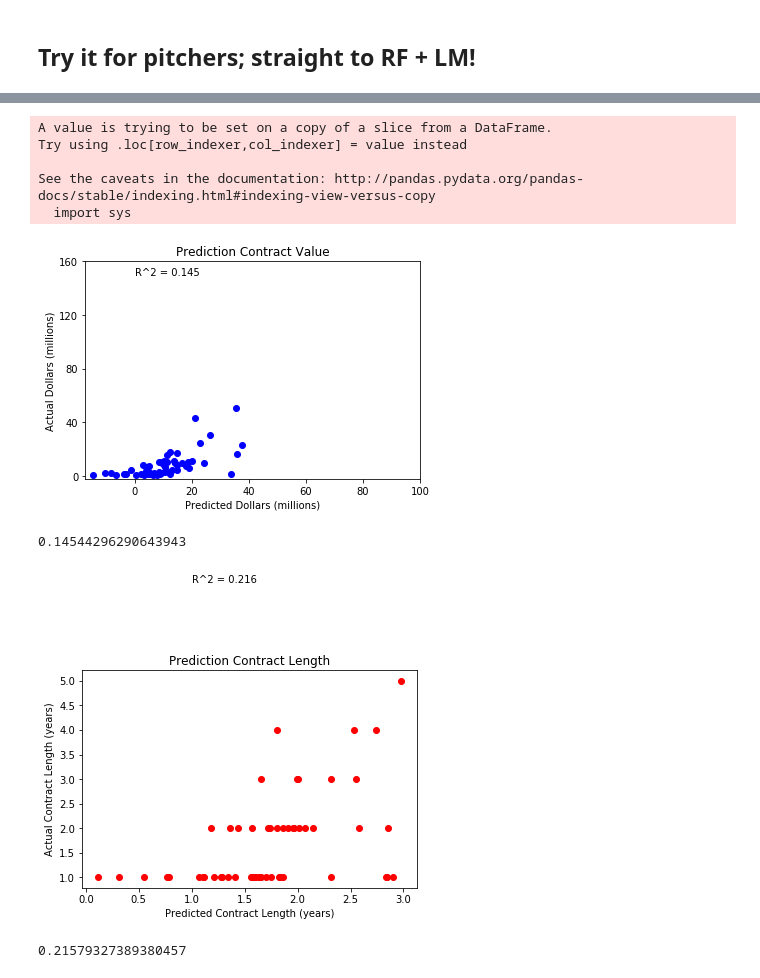
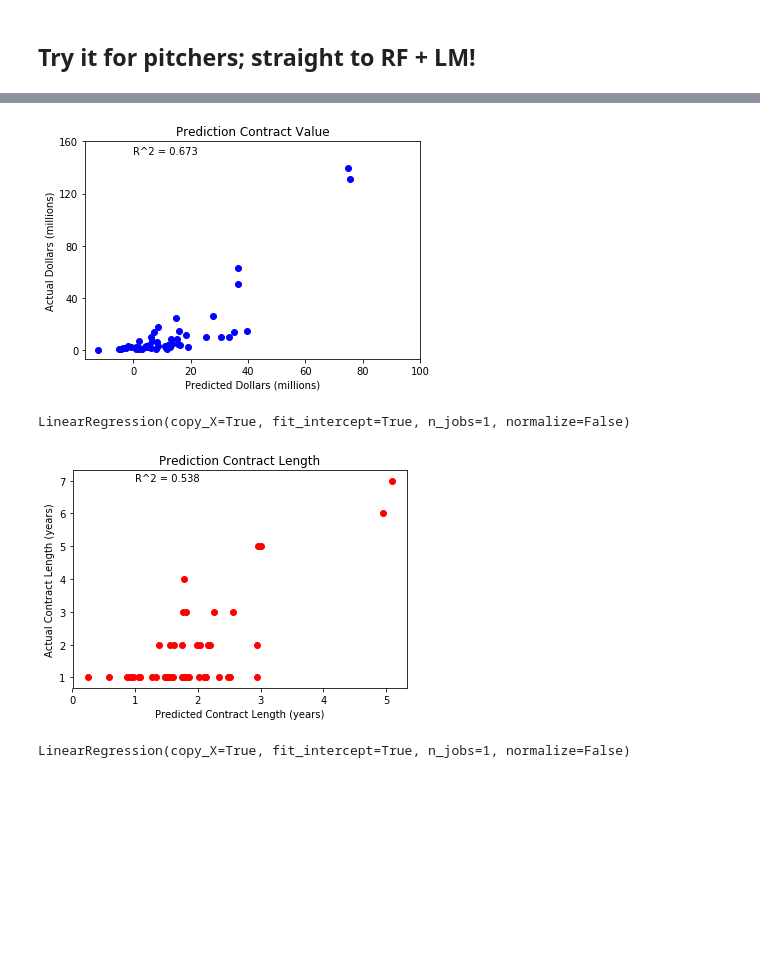
Before and after one commit to marichards/MLB_FA_Predictor, a Jupyter notebook: Regression.ipynb, the cells around one changed output, grey strips where cells are left out. Saved outputs shown, nothing was run; the diff lists cells and outputs as text; code cells hidden in the pictures; blank space fills up the shorter version.

Commit message:
More regression done

```diff
--- a/Regression.ipynb
+++ b/Regression.ipynb
@@ -23,3 +35,27 @@ with open('pitching_data.pickle', 'rb') as file:
 
 with open('position_data.pickle', 'rb') as file:
     position_data = pickle.load(file)
+# %%
+# Bring in models
+lm = LinearRegression()
+logr = LogisticRegression()
+rf = RandomForestRegressor()
+rfc = RandomForestRegressor()
+gbr = GradientBoostingRegressor()
+gbc = GradientBoostingClassifier()
+xgr = xgb.XGBRegressor()
+xgc = xgb.XGBClassifier()
+# %%
+# Create position one-hot configuration
+position_data = pd.get_dummies(position_data, columns = ['Position'], prefix= ['Pos'])
+pitcher_data = pd.get_dummies(pitcher_data, columns = ['Position'], prefix= ['Pos'])
+
+# Create Contract logical variable
+position_data['Contract'] = position_data.Dollars.isnull()
+pitcher_data['Contract'] = pitcher_data.Dollars.isnull()
+
+# Remove 2017 data
+position_data = position_data[position_data.Year < 2017]
+pitcher_data = pitcher_data[pitcher_data.Year < 2017]
+
+position_data.info()
@@ -70,4 +124,4 @@ def predictLength(model, X, y):
     #plt.savefig('./contract_length_regression.png')
     plt.show()
 
-    return model.score(X_test, y_test)
+    return model
@@ -222,31 +233,25 @@ memory usage: 162.2+ KB
 # %%
 # Designate interesting columns
-features = ['Age', 'WAR_3', 'ERA', 'WHIP', 'K_9', 'HR_9', 'IPouts',
-            'W', 'SV', 'Med_WAR', 'Min_WAR']
+features_pitch = ['Age', 'WAR_3', 'ERA', 'WHIP', 'K_9', 'HR_9', 'IPouts',
+                  'W', 'SV', 'Med_WAR', 'Min_WAR', 'Pos_SP', 'Pos_RP']
 
 # For now, simulate dropping these
 pitcher_trimmed = pitcher_data.dropna()
-pitcher_trimmed['Position'] = pitcher_trimmed['Position'].astype('category')
 
-X = pitcher_trimmed[features].values
-y_dollars = pitcher_trimmed['Dollars_2006'].values
-y_length = pitcher_trimmed['Length'].values
+X_pitch = pitcher_trimmed[features_pitch].values
+y_dollars_pitch = pitcher_trimmed['Dollars_2006'].values
+y_dollars_raw_pitch = pitcher_trimmed['Dollars'].values
+y_length_pitch = pitcher_trimmed['Length'].values
-# %% [output]
-A value is trying to be set on a copy of a slice from a DataFrame.
-Try using .loc[row_indexer,col_indexer] = value instead
-
-See the caveats in the documentation: http://pandas.pydata.org/pandas-docs/stable/indexing.html#indexing-view-versus-copy
-  import sys
 # %%
 # Try the LM
-predictDollars(lm, X, y_dollars)
+predictDollars(lm, X_pitch, y_dollars_pitch)
 # %% [output]
-[figure, old version]
+[figure, new version]
-0.14544296290643943
+LinearRegression(copy_X=True, fit_intercept=True, n_jobs=1, normalize=False)
 # %%
-predictLength(lm, X, y_length)
+predictLength(lm, X_pitch, y_length_pitch)
 # %% [output]
-[figure, old version]
+[figure, new version]
-0.21579327389380457
+LinearRegression(copy_X=True, fit_intercept=True, n_jobs=1, normalize=False)
 # %%
 # Try RF
```
Also changed, not shown: parts of 44 cells of this notebook.
